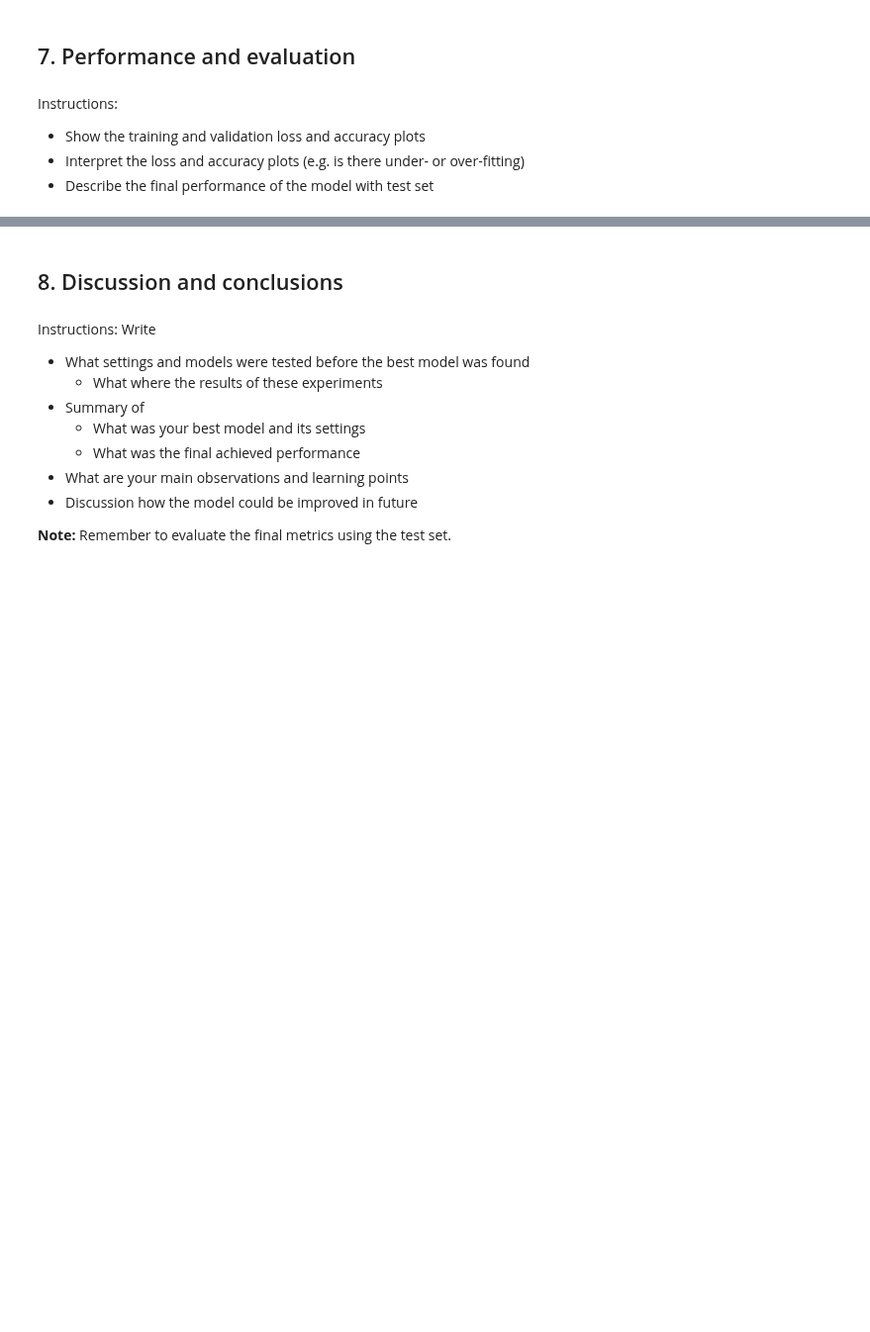
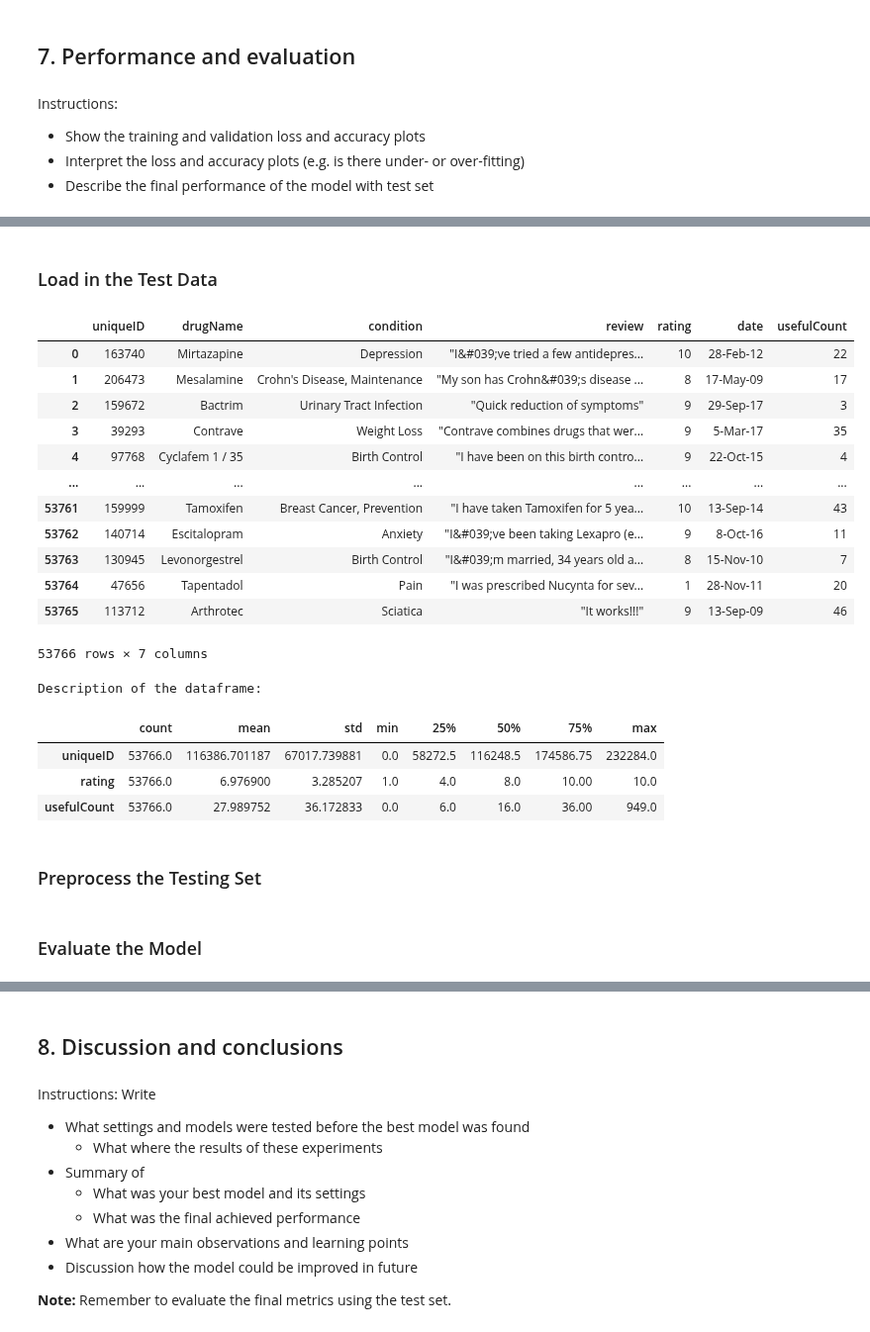
Before and after one commit to alerr415/patient-drug-review-ratings, a Jupyter notebook: case-3-patient-drug-review.ipynb, the cells around one changed output, grey strips where cells are left out. Shown at 99% size. Cells and saved outputs as stored; diff of their text form; code cells hidden in the pictures; blank space fills up the shorter version.

```diff
--- a/case-3-patient-drug-review.ipynb
+++ b/case-3-patient-drug-review.ipynb
@@ -405,0 +463,33 @@ plt.show()
+# %% [markdown]
+### Load in the Test Data
+# %%
+# Load in the dataframe
+df = pd.read_csv('input\\drugsComTest_raw.csv')
+
+# Display the dataframe
+display(df)
+
+# Display the dataframe description
+print("Description of the dataframe:")
+display(df.describe().T)
+# %% [output]
+|  | uniqueID | drugName | condition | review | rating | date | usefulCount |
+| 0 | 163740 | Mirtazapine | Depression | "I&#039;ve tried a few antidepres... | 10 | 28-Feb-12 | 22 |
+| 1 | 206473 | Mesalamine | Crohn's Disease, Maintenance | "My son has Crohn&#039;s disease ... | 8 | 17-May-09 | 17 |
+| 2 | 159672 | Bactrim | Urinary Tract Infection | "Quick reduction of symptoms" | 9 | 29-Sep-17 | 3 |
+| 3 | 39293 | Contrave | Weight Loss | "Contrave combines drugs that wer... | 9 | 5-Mar-17 | 35 |
+| 4 | 97768 | Cyclafem 1 / 35 | Birth Control | "I have been on this birth contro... | 9 | 22-Oct-15 | 4 |
+| ... | ... | ... | ... | ... | ... | ... | ... |
+| 53761 | 159999 | Tamoxifen | Breast Cancer, Prevention | "I have taken Tamoxifen for 5 yea... | 10 | 13-Sep-14 | 43 |
+| 53762 | 140714 | Escitalopram | Anxiety | "I&#039;ve been taking Lexapro (e... | 9 | 8-Oct-16 | 11 |
+| 53763 | 130945 | Levonorgestrel | Birth Control | "I&#039;m married, 34 years old a... | 8 | 15-Nov-10 | 7 |
+| 53764 | 47656 | Tapentadol | Pain | "I was prescribed Nucynta for sev... | 1 | 28-Nov-11 | 20 |
+| 53765 | 113712 | Arthrotec | Sciatica | "It works!!!" | 9 | 13-Sep-09 | 46 |
+53766 rows × 7 columns
+Description of the dataframe:
+|  | count | mean | std | min | 25% | 50% | 75% | max |
+| uniqueID | 53766.0 | 116386.701187 | 67017.739881 | 0.0 | 58272.5 | 116248.5 | 174586.75 | 232284.0 |
+| rating | 53766.0 | 6.976900 | 3.285207 | 1.0 | 4.0 | 8.0 | 10.00 | 10.0 |
+| usefulCount | 53766.0 | 27.989752 | 36.172833 | 0.0 | 6.0 | 16.0 | 36.00 | 949.0 |
+# %% [markdown]
+### Preprocess the Testing Set
@@ -405,0 +507,2 @@ plt.show()
+# %% [markdown]
+### Evaluate the Model
```
Also changed, not shown: parts of 24 cells of this notebook.
